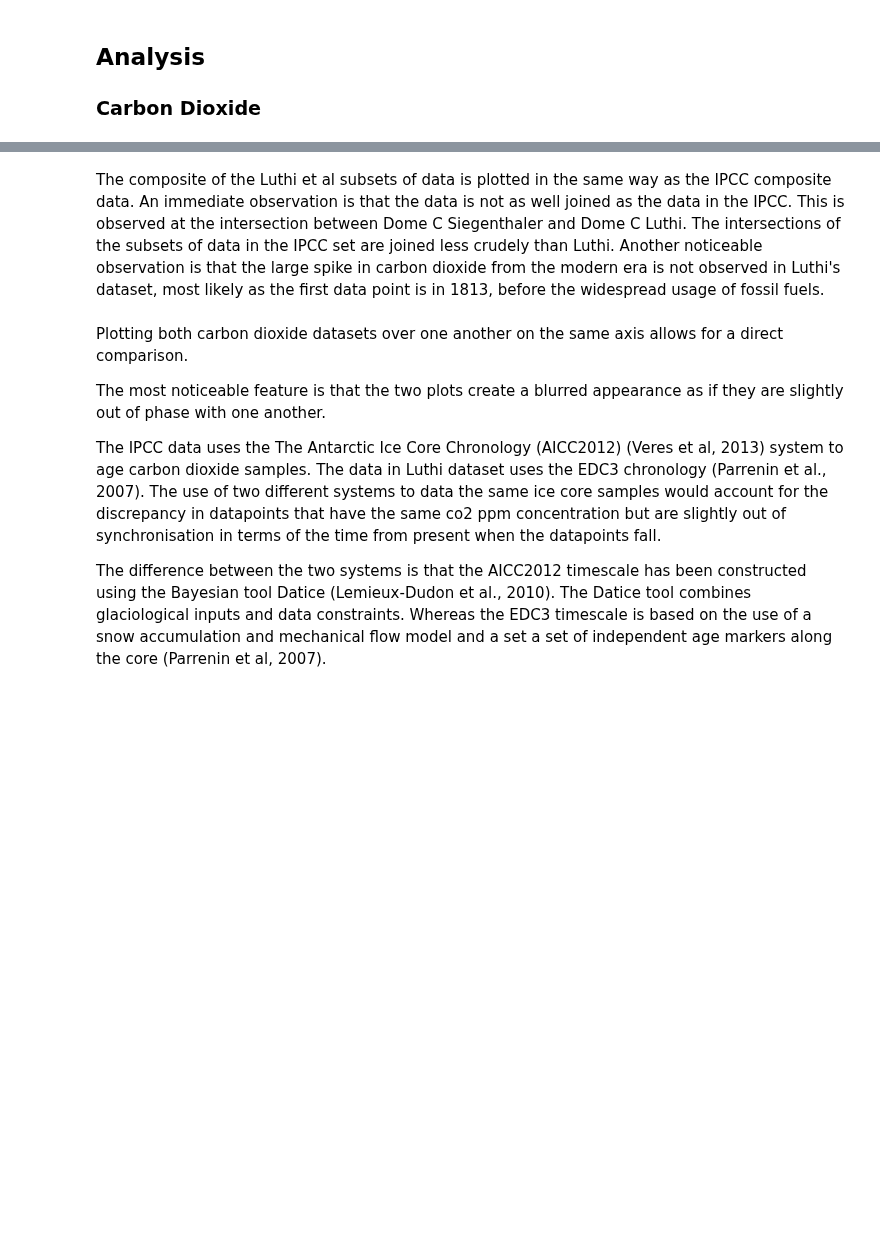
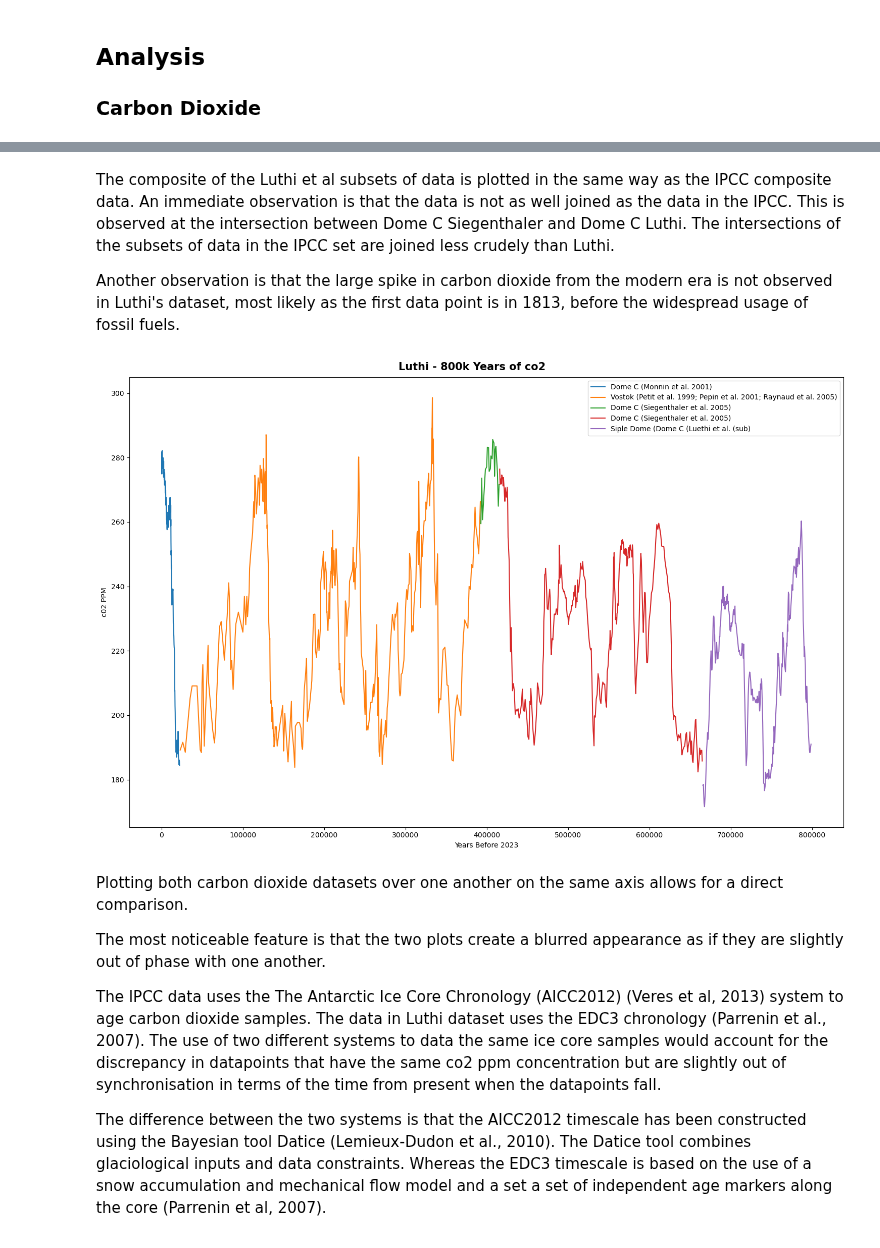
Before and after one commit to humphs078/Owner-avatar-programming_for_data_analysis_assignment_2, a Jupyter notebook: submission.ipynb, the cells around one changed output, grey strips where cells are left out. Saved outputs shown, nothing was run; the diff lists cells and outputs as text; code cells hidden in the pictures; blank space fills up the shorter version.

Commit message:
Delete unneeded datasets from rough work folder. Notebook cleaned up as far as monthly CO2 analysis.

```diff
--- a/submission.ipynb
+++ b/submission.ipynb
@@ -1424,20 +1474,24 @@ plt.tight_layout()
 # %% [markdown]
-The composite of the Luthi et al subsets of data is plotted in the same way as the IPCC composite data. An immediate observation is that the data is not as well joined as the data in the IPCC. This is observed at the intersection between Dome C Siegenthaler and Dome C Luthi. The intersections of the subsets of data in the IPCC set are joined less crudely than Luthi. Another noticeable observation is that the large spike in carbon dioxide from the modern era is not observed in Luthi's dataset, most likely as the first data point is in 1813, before the widespread usage of fossil fuels.
+The composite of the Luthi et al subsets of data is plotted in the same way as the IPCC composite data. An immediate observation is that the data is not as well joined as the data in the IPCC. This is observed at the intersection between Dome C Siegenthaler and Dome C Luthi. The intersections of the subsets of data in the IPCC set are joined less crudely than Luthi.
+
+Another observation is that the large spike in carbon dioxide from the modern era is not observed in Luthi's dataset, most likely as the first data point is in 1813, before the widespread usage of fossil fuels.
 # %%
 # create an empty plot
 fig, ax = plt.subplots(figsize=(15,10))
 
 # plot the composite graph with labelling and titles
 ax.plot(monnin_luthi['years_before_2023'], monnin_luthi['co2_ppmv'], label='Dome C (Monnin et al. 2001)')
 ax.plot(pettit_luthi['years_before_2023'], pettit_luthi['co2_ppmv'], label = 'Vostok (Petit et al. 1999; Pepin et al. 2001; Raynaud et al. 2005)')
 ax.plot(siegenthaler_1_luthi['years_before_2023'], siegenthaler_1_luthi['co2_ppmv'], label = 'Dome C (Siegenthaler et al. 2005)')
 ax.plot(siegenthaler_2_luthi['years_before_2023'], siegenthaler_2_luthi['co2_ppmv'], label = 'Dome C (Siegenthaler et al. 2005)')
 ax.plot(luthi_luthi['years_before_2023'], luthi_luthi['co2_ppmv'], label = 'Siple Dome (Dome C (Luethi et al. (sub)')
-ax.set_xlabel('Years Before Present')
+ax.set_xlabel('Years Before 2023')
 ax.set_ylabel('c02 PPM')
 ax.legend()
 plt.suptitle("Luthi - 800k Years of co2", weight = 'bold', size = 15)
 plt.tight_layout()
+# %% [output]
+[figure, added]
 # %% [markdown]
 Plotting both carbon dioxide datasets over one another on the same axis allows for a direct comparison.
 
```
Also changed, not shown: parts of 47 cells of this notebook, 4 other files.
